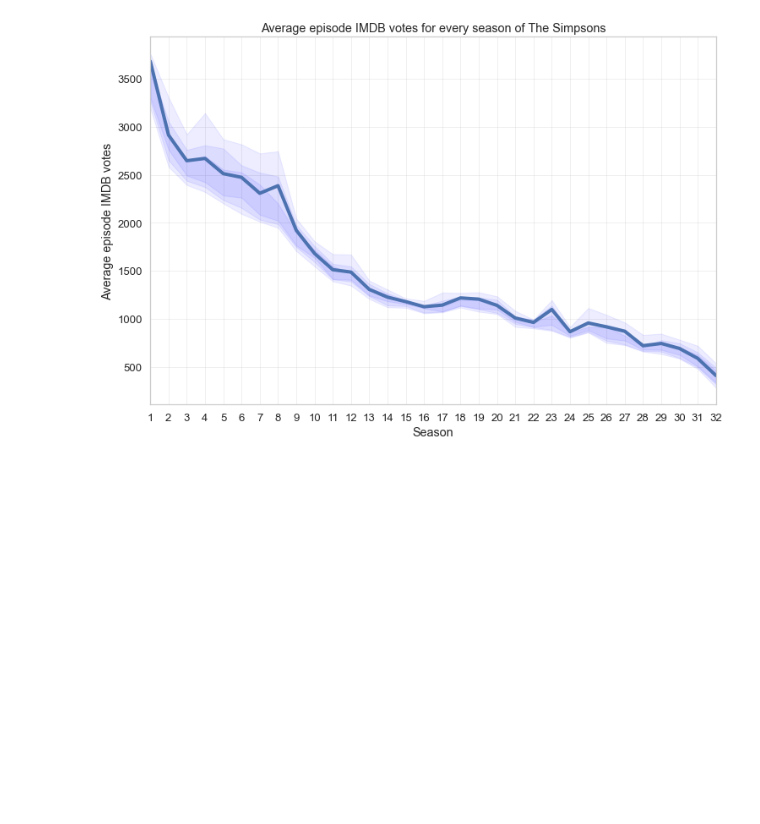
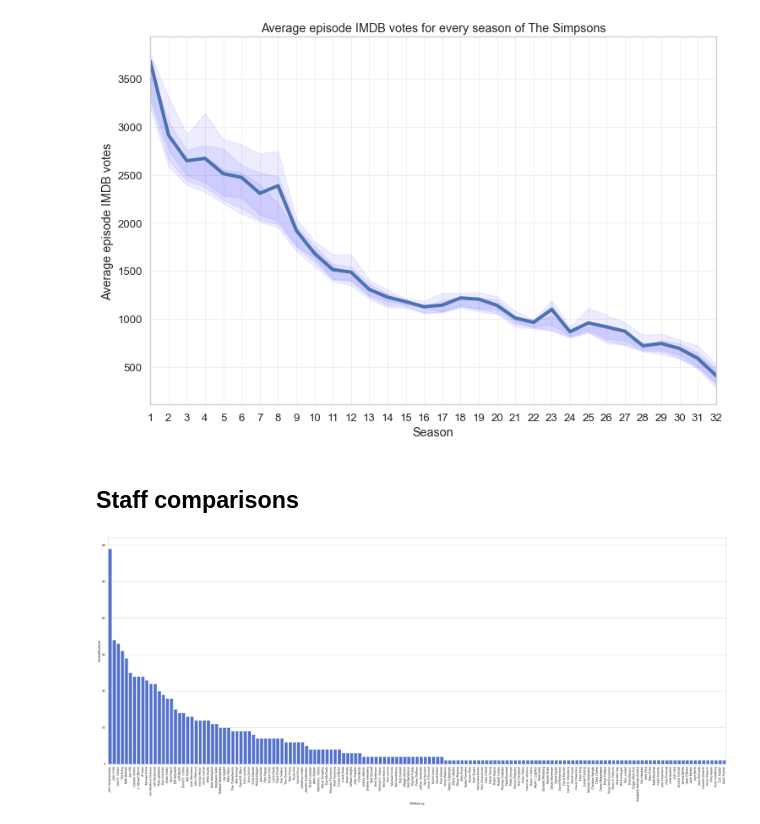
Before and after one commit to juan-td/web-scraping-misc, a Jupyter notebook: simpsons_web_scraping.ipynb, the cells around one changed output. Drawn from its saved outputs; the diff is of its cells as text; code cells hidden in the pictures; blank space fills up the shorter version.

```diff
--- a/simpsons_web_scraping.ipynb
+++ b/simpsons_web_scraping.ipynb
@@ -91,0 +100,25 @@ simpsons_df
+# %%
+# Episode number and their respective writers, regex to separate joined names
+episode_writer = pd.concat([episodes_df['overallNumber'],episodes_df['Written by'].replace('\[.*\]','',regex=True)],axis=1,keys=['overallNumber','Written by'])
+
+re_pattern = r' & |, | and |Story by: |Teleplay by: | \(wraparounds\)'
+re_pattern_joinednames = r'([a-z]{2})([A-Z]{1})'
+for i in range(len(episode_writer)):
+
+    cond = re.search(re_pattern+'|'+re_pattern_joinednames, episode_writer.loc[i,'Written by'])
+
+    if cond:
+        s = episode_writer.loc[i,'Written by'].replace(u'\u200a', '')
+
+        clean = re.compile(r'([a-z]{2})([A-Z]{1})')
+        s = re.sub(clean,r'\1 & \2',s)
+
+        names = re.split(re_pattern, s)
+        names = list(filter(None,names))
+
+        for n in names:
+            episode_writer = episode_writer.append({'overallNumber':episode_writer.loc[i,'overallNumber'],'Written by':n},ignore_index=True)
+        episode_writer.loc[i,:] = [pd.NA,pd.NA]
+
+episode_writer=episode_writer.sort_values('overallNumber').dropna().reset_index(drop=True)
+episode_writer.iloc[:10]
@@ -188,3 +275,15 @@ plot_line_quantiles('US_viewers_millions', 'Average USA viewers when broadcast')
 plot_line_quantiles('numVotes', 'Average episode IMDB votes')
 # %% [output]
 [figure]
+# %% [markdown]
+## Staff comparisons
+# %%
+data = episode_writer.groupby('Written by').count().sort_values('overallNumber',ascending=False)
+
+plt.figure(figsize=(40,15))
+sns.set_theme(style='whitegrid')
+ax=sns.barplot(x=data.index,y='overallNumber', data=data, color='royalblue')
+plt.xticks(rotation=90)
+plt.show()
+# %% [output]
+[figure, added]
```
Also changed, not shown: parts of 15 cells of this notebook.
